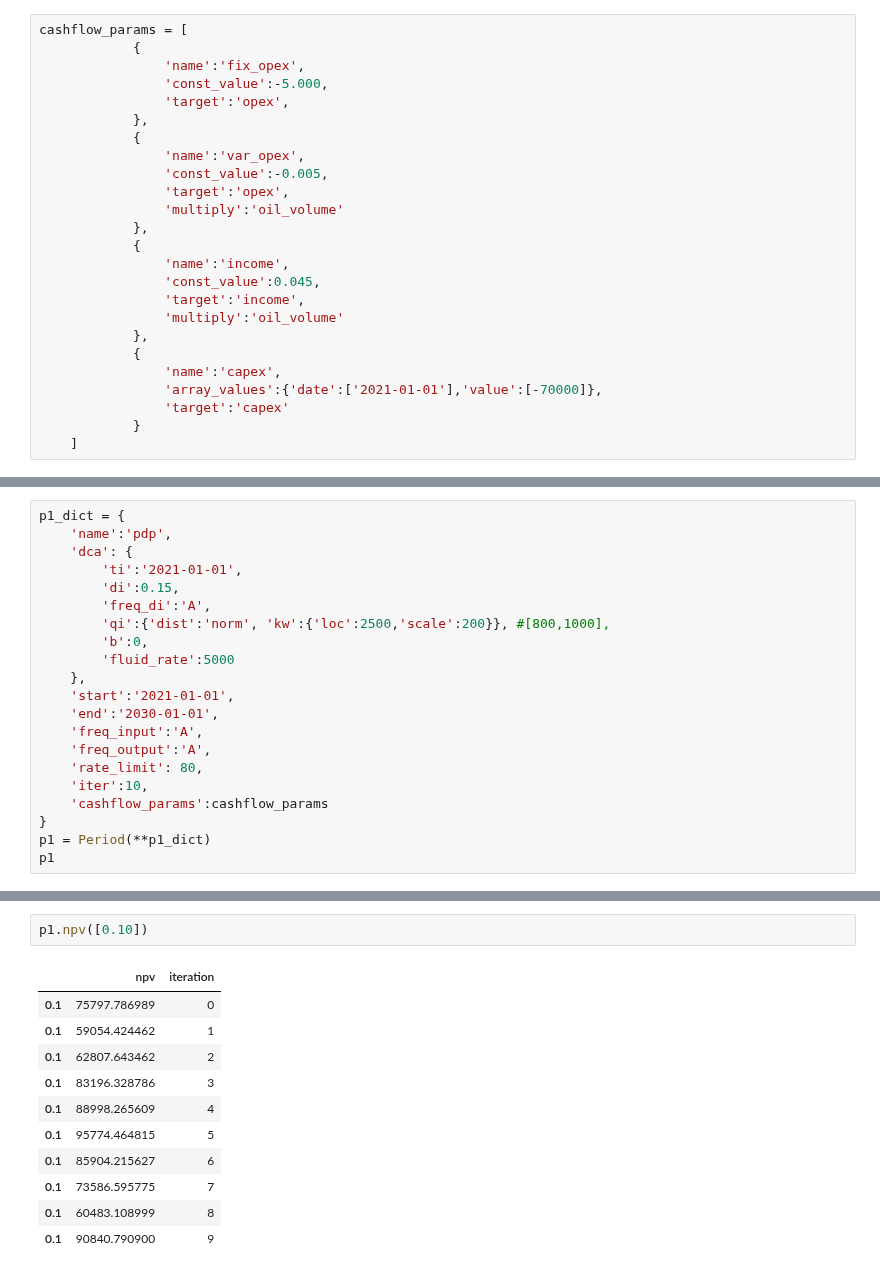
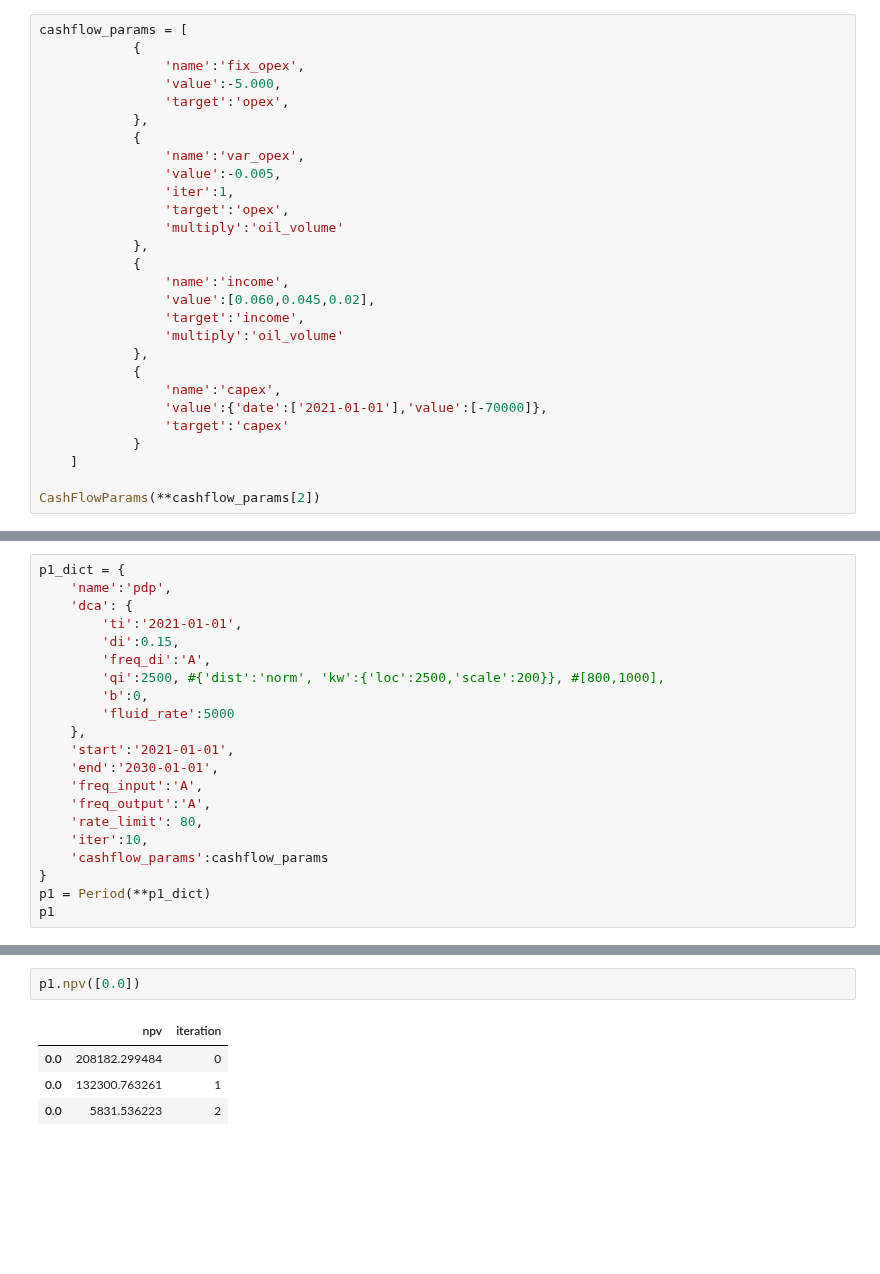
Before and after one commit to scuervo91/dcapy, a Jupyter notebook: examples/2-schedules/4-DCACashFlow.ipynb, the cells around one changed output, grey strips where cells are left out. Cells and saved outputs as stored; diff of their text form; blank space fills up the shorter version.

```diff
--- a/examples/2-schedules/4-DCACashFlow.ipynb
+++ b/examples/2-schedules/4-DCACashFlow.ipynb
@@ -14,24 +14,27 @@ import seaborn as sns
 cashflow_params = [
             {
                 'name':'fix_opex',
-                'const_value':-5.000,
+                'value':-5.000,
                 'target':'opex',
             },
             {
                 'name':'var_opex',
-                'const_value':-0.005,
+                'value':-0.005,
+                'iter':1,
                 'target':'opex',
                 'multiply':'oil_volume'
             },
             {
                 'name':'income',
-                'const_value':0.045,
+                'value':[0.060,0.045,0.02],
                 'target':'income',
                 'multiply':'oil_volume'
             },
             {
                 'name':'capex',
-                'array_values':{'date':['2021-01-01'],'value':[-70000]},
+                'value':{'date':['2021-01-01'],'value':[-70000]},
                 'target':'capex'
             }
     ]
+
+CashFlowParams(**cashflow_params[2])
@@ -42,7 +54,7 @@ p1_dict = {
         'ti':'2021-01-01',
         'di':0.15,
         'freq_di':'A',
-        'qi':{'dist':'norm', 'kw':{'loc':2500,'scale':200}}, #[800,1000],
+        'qi':2500, #{'dist':'norm', 'kw':{'loc':2500,'scale':200}}, #[800,1000],
         'b':0,
         'fluid_rate':5000
     },
@@ -104,17 +127,10 @@ c1[0].fcf()
 # %%
-p1.npv([0.10])
+p1.npv([0.0])
 # %% [output]
 |  | npv | iteration |
-| 0.1 | 75797.786989 | 0 |
-| 0.1 | 59054.424462 | 1 |
-| 0.1 | 62807.643462 | 2 |
-| 0.1 | 83196.328786 | 3 |
-| 0.1 | 88998.265609 | 4 |
-| 0.1 | 95774.464815 | 5 |
-| 0.1 | 85904.215627 | 6 |
-| 0.1 | 73586.595775 | 7 |
-| 0.1 | 60483.108999 | 8 |
-| 0.1 | 90840.790900 | 9 |
+| 0.0 | 208182.299484 | 0 |
+| 0.0 | 132300.763261 | 1 |
+| 0.0 | 5831.536223 | 2 |
 # %%
 p1.irr(freq_output='A')
 # %% [output]
```
Also changed, not shown: parts of 11 cells of this notebook, 4 other files.
